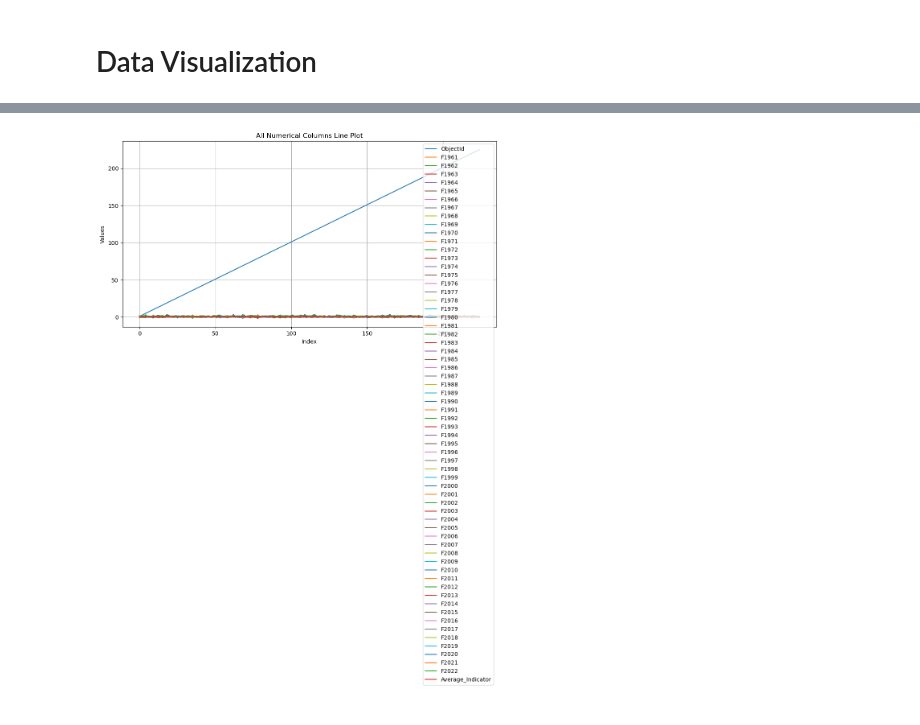
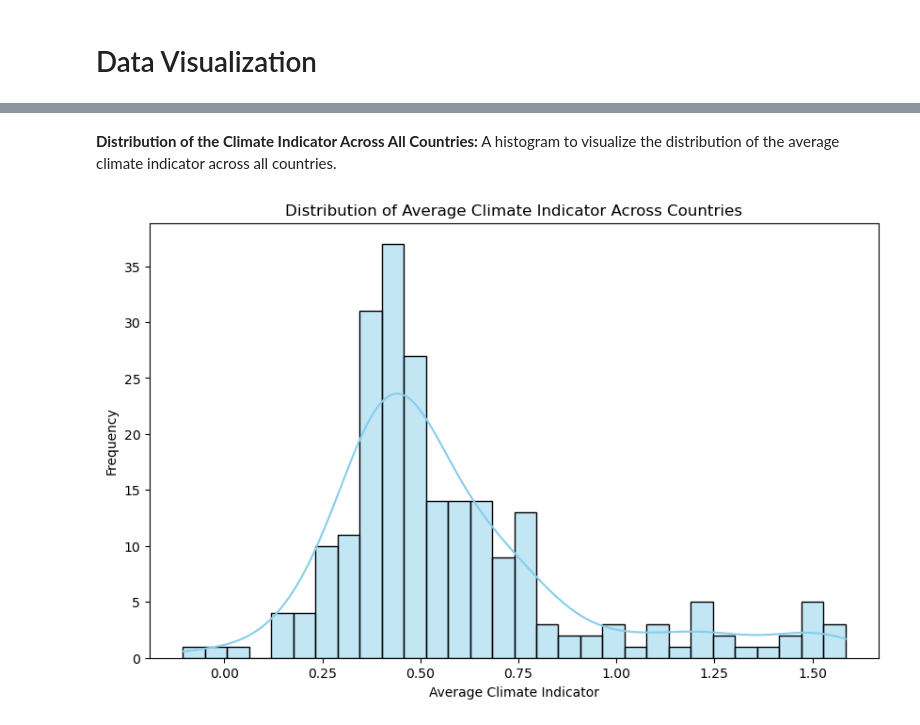
Before and after one commit to DeepInsightCoder/ML-Projects-Portfolio, a Jupyter notebook: IntroToMLBasics/EXPLORE DATASET .ipynb, the cells around one changed output, grey strips where cells are left out. Cells and saved outputs as stored; diff of their text form; code cells hidden in the pictures.

```diff
--- a/IntroToMLBasics/EXPLORE DATASET .ipynb
+++ b/IntroToMLBasics/EXPLORE DATASET .ipynb
@@ -86,0 +92,4 @@ df['Average_Indicator'] = df[year_columns].mean(axis=1)
+# %%
+# Rename year columns by removing the 'F' prefix
+year_columns = [col for col in df.columns if col.startswith('F')]
+df.rename(columns={col: col[1:] for col in year_columns}, inplace=True)
@@ -104,5 +142,8 @@ filtered_df.head()
+# %%
+columns_to_drop = ['ID', 'CTS_Code', 'CTS_Name', 'CTS_Full_Descriptor', 'Measurement_Unit' , 'Climate_Indicator',  'Climate_Indicator', 'Data_Source', 'ISO2', 'ISO3']
+df.drop(columns=columns_to_drop, inplace=True)
 # %% [markdown]
 **Handling missing values**
 # %%
 # Fill missing values for the year columns using the mean
-df[year_columns] = df[year_columns].fillna(df[year_columns].mean())
+df_melted['Indicator_Value'].fillna(df_melted['Indicator_Value'].mean(), inplace=True)
@@ -139,0 +201,5 @@ Name: Average_Indicator, Length: 225, dtype: float64
+# %%
+# Calculate summary statistics
+df['Mean_Indicator_Value'] = df.loc[:, '1961':'2022'].mean(axis=1)
+df['Max_Indicator_Value'] = df.loc[:, '1961':'2022'].max(axis=1)
+df['Min_Indicator_Value'] = df.loc[:, '1961':'2022'].min(axis=1)
@@ -236,9 +217,0 @@ plt.show()
-# %%
-# Plot all numerical columns in the dataset
-df.plot(kind='line', figsize=(12, 6), title='All Numerical Columns Line Plot')
-plt.xlabel('Index')
-plt.ylabel('Values')
-plt.grid(True)
-plt.show()
-# %% [output]
-[figure, removed]
@@ -244,0 +222,12 @@ plt.show()
+# %% [markdown]
+**Distribution of the Climate Indicator Across All Countries:**
+A histogram to visualize the distribution of the average climate indicator across all countries.
+# %%
+plt.figure(figsize=(10,6))
+sns.histplot(df['Average_Indicator'], kde=True, bins=30, color='skyblue')
+plt.title('Distribution of Average Climate Indicator Across Countries')
+plt.xlabel('Average Climate Indicator')
+plt.ylabel('Frequency')
+plt.show()
+# %% [output]
+[figure, added]
```
Also changed, not shown: parts of 57 cells of this notebook, 1 other file.
